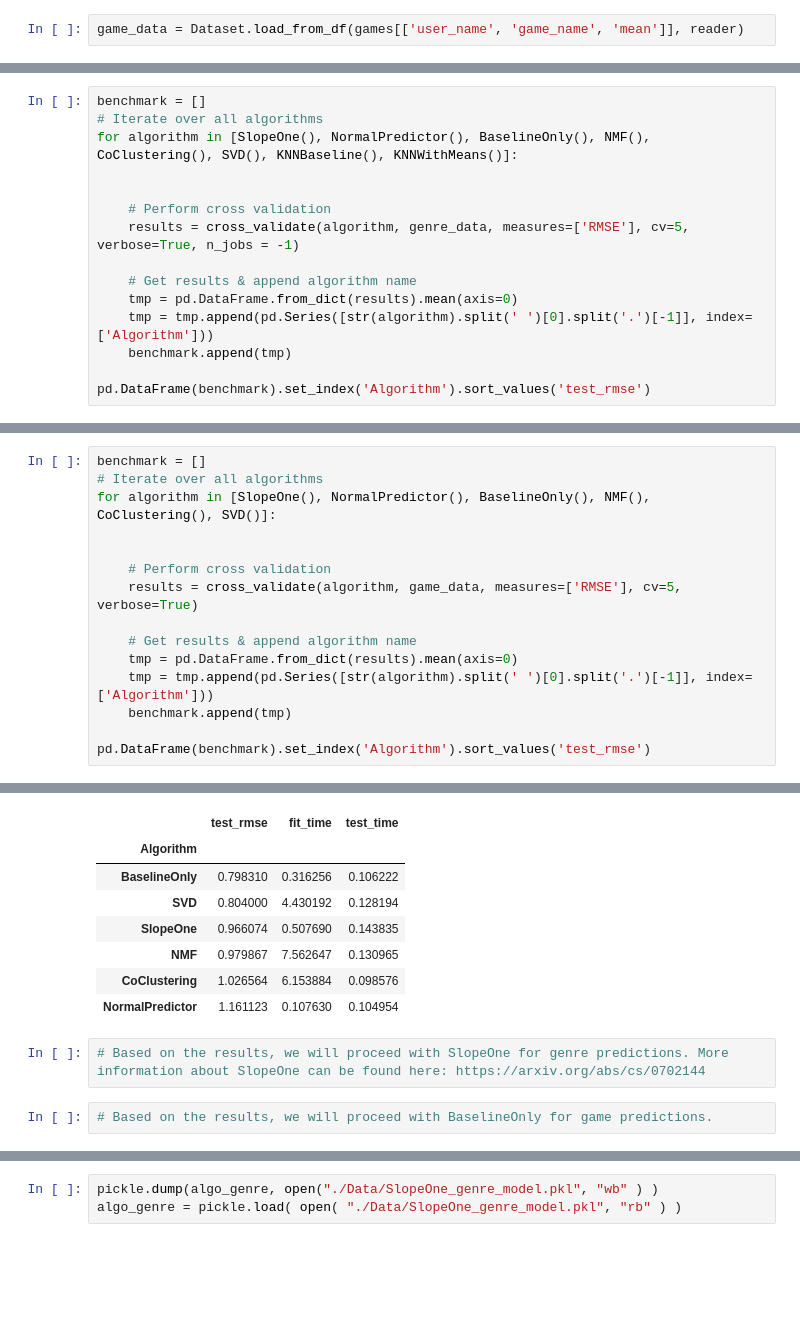
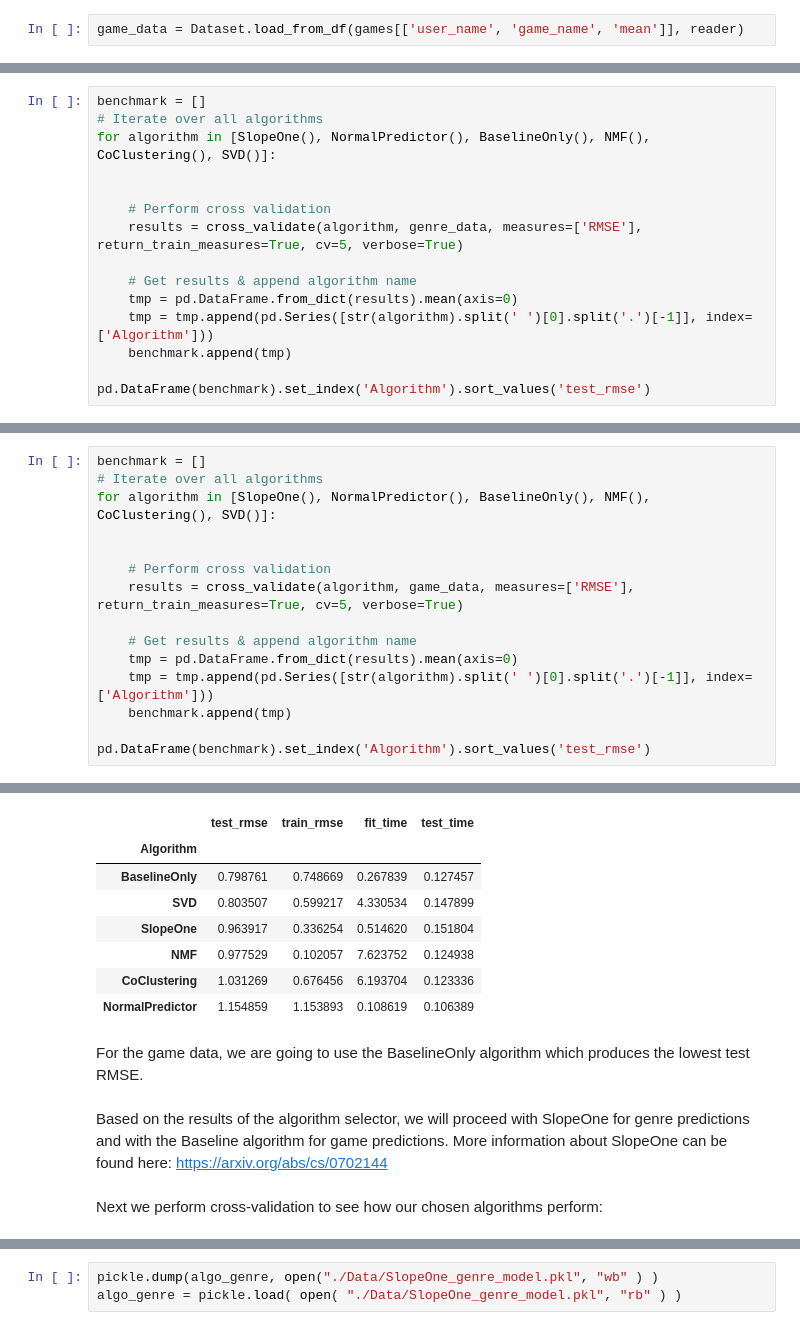
Before and after one commit to natashaborders-zz/Twitch_Streamers_Recommender, a Jupyter notebook: Recommender_For_Existing_Streamers/Surprise_Recommender_Analysis.ipynb, the cells around one changed output, grey strips where cells are left out. Saved outputs shown, nothing was run; the diff lists cells and outputs as text; blank space fills up the shorter version.

```diff
--- a/Recommender_For_Existing_Streamers/Surprise_Recommender_Analysis.ipynb
+++ b/Recommender_For_Existing_Streamers/Surprise_Recommender_Analysis.ipynb
@@ -193,11 +197,11 @@ game_data = Dataset.load_from_df(games[['user_name', 'game_name', 'mean']], read
 # %%
 benchmark = []
 # Iterate over all algorithms
-for algorithm in [SlopeOne(), NormalPredictor(), BaselineOnly(), NMF(), CoClustering(), SVD(), KNNBaseline(), KNNWithMeans()]:
+for algorithm in [SlopeOne(), NormalPredictor(), BaselineOnly(), NMF(), CoClustering(), SVD()]:
 
 
     # Perform cross validation
-    results = cross_validate(algorithm, genre_data, measures=['RMSE'], cv=5, verbose=True, n_jobs = -1)
+    results = cross_validate(algorithm, genre_data, measures=['RMSE'], return_train_measures=True, cv=5, verbose=True)
 
     # Get results & append algorithm name
     tmp = pd.DataFrame.from_dict(results).mean(axis=0)
@@ -230,7 +244,7 @@ for algorithm in [SlopeOne(), NormalPredictor(), BaselineOnly(), NMF(), CoCluste
 
 
     # Perform cross validation
-    results = cross_validate(algorithm, game_data, measures=['RMSE'], cv=5, verbose=True)
+    results = cross_validate(algorithm, game_data, measures=['RMSE'], return_train_measures=True, cv=5, verbose=True)
 
     # Get results & append algorithm name
     tmp = pd.DataFrame.from_dict(results).mean(axis=0)
@@ -259,15 +273,17 @@ Test time         0.12    0.19    0.12    0.10    0.10    0.13    0.03
-|  | test_rmse | fit_time | test_time |
-| Algorithm |  |  |  |
-| BaselineOnly | 0.798310 | 0.316256 | 0.106222 |
-| SVD | 0.804000 | 4.430192 | 0.128194 |
-| SlopeOne | 0.966074 | 0.507690 | 0.143835 |
-| NMF | 0.979867 | 7.562647 | 0.130965 |
-| CoClustering | 1.026564 | 6.153884 | 0.098576 |
-| NormalPredictor | 1.161123 | 0.107630 | 0.104954 |
+|  | test_rmse | train_rmse | fit_time | test_time |
+| Algorithm |  |  |  |  |
+| BaselineOnly | 0.798761 | 0.748669 | 0.267839 | 0.127457 |
+| SVD | 0.803507 | 0.599217 | 4.330534 | 0.147899 |
+| SlopeOne | 0.963917 | 0.336254 | 0.514620 | 0.151804 |
+| NMF | 0.977529 | 0.102057 | 7.623752 | 0.124938 |
+| CoClustering | 1.031269 | 0.676456 | 6.193704 | 0.123336 |
+| NormalPredictor | 1.154859 | 1.153893 | 0.108619 | 0.106389 |
-# %%
-# Based on the results, we will proceed with SlopeOne for genre predictions. More information about SlopeOne can be found here: https://arxiv.org/abs/cs/0702144
-# %%
-# Based on the results, we will proceed with BaselineOnly for game predictions.
+# %% [markdown]
+For the game data, we are going to use the BaselineOnly algorithm which produces the lowest test RMSE.
+# %% [markdown]
+Based on the results of the algorithm selector, we will proceed with SlopeOne for genre predictions and with the Baseline algorithm for game predictions. More information about SlopeOne can be found here: https://arxiv.org/abs/cs/0702144
+# %% [markdown]
+Next we perform cross-validation to see how our chosen algorithms perform:
 # %%
 algo_genre = SlopeOne()
 cross_validate(algo_genre, genre_data, measures=['RMSE'], cv=7, verbose=True)
```
Also changed, not shown: parts of 70 cells of this notebook.
